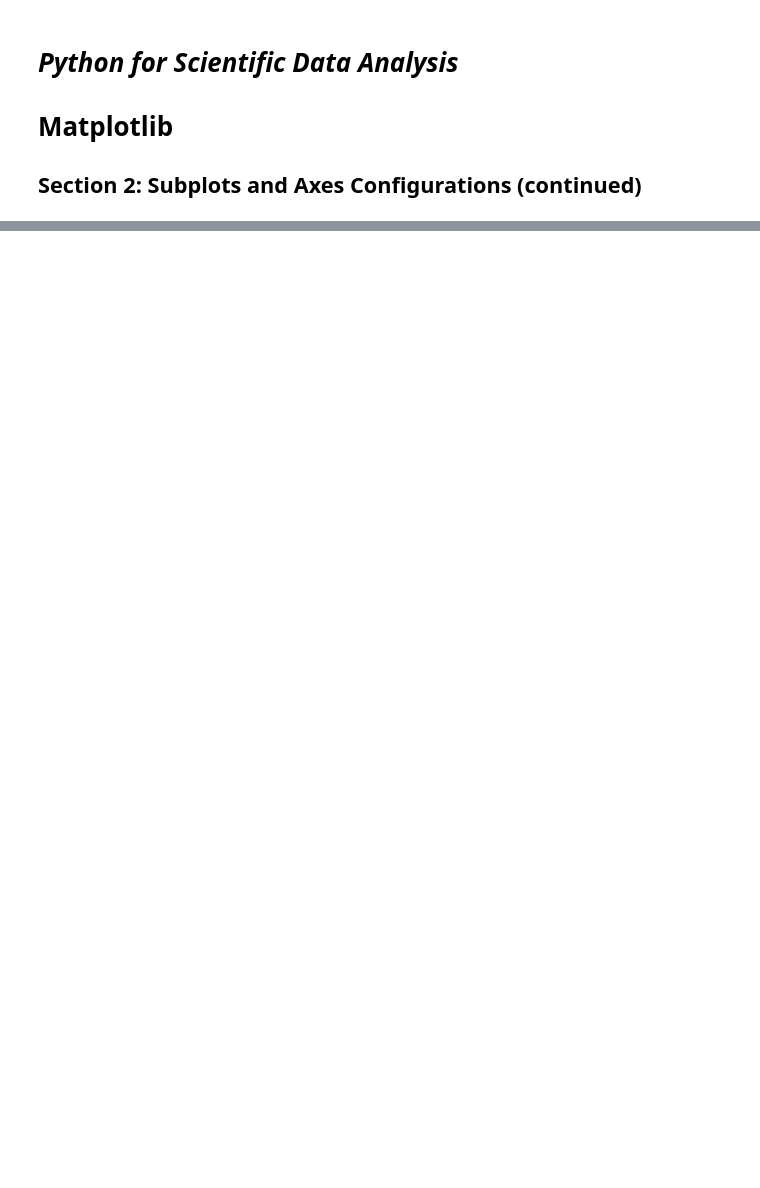
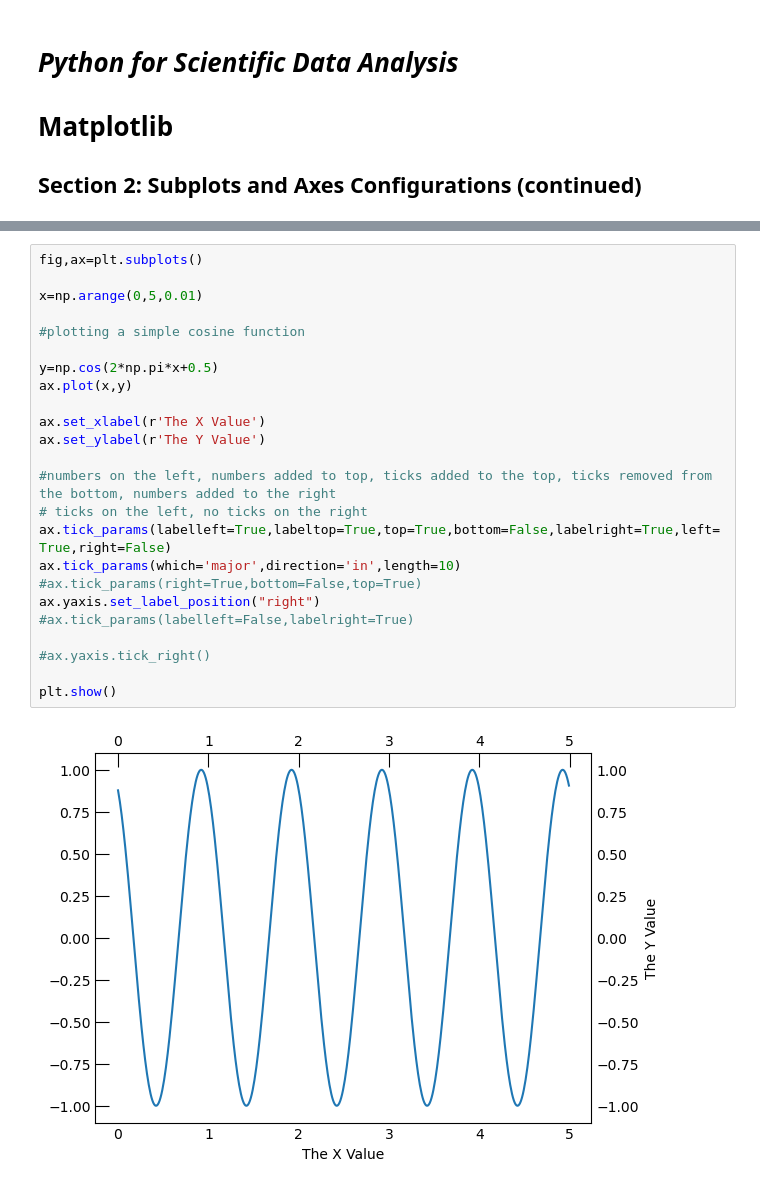
Before and after one commit to thaynecurrie/phys7903_fall2024, a Jupyter notebook: ScientificPythonNotes/Matplotlib/Python_matplotlib_part2c.ipynb, the cells around one changed output, grey strips where cells are left out. Saved outputs shown, nothing was run; the diff lists cells and outputs as text; blank space fills up the shorter version.

```diff
--- a/ScientificPythonNotes/Matplotlib/Python_matplotlib_part2c.ipynb
+++ b/ScientificPythonNotes/Matplotlib/Python_matplotlib_part2c.ipynb
@@ -589,0 +65,26 @@ Text(0.3, 7e-06, '51 Eri b')
+# %%
+fig,ax=plt.subplots()
+
+x=np.arange(0,5,0.01)
+
+#plotting a simple cosine function
+
+y=np.cos(2*np.pi*x+0.5)
+ax.plot(x,y)
+
+ax.set_xlabel(r'The X Value')
+ax.set_ylabel(r'The Y Value')
+
+#numbers on the left, numbers added to top, ticks added to the top, ticks removed from the bottom, numbers added to the right
+# ticks on the left, no ticks on the right
+ax.tick_params(labelleft=True,labeltop=True,top=True,bottom=False,labelright=True,left=True,right=False)
+ax.tick_params(which='major',direction='in',length=10)
+#ax.tick_params(right=True,bottom=False,top=True)
+ax.yaxis.set_label_position("right")
+#ax.tick_params(labelleft=False,labelright=True)
+
+#ax.yaxis.tick_right()
+
+plt.show()
+# %% [output]
+[figure, added]
```
Also changed, not shown: parts of 38 cells of this notebook, 6 other files.
